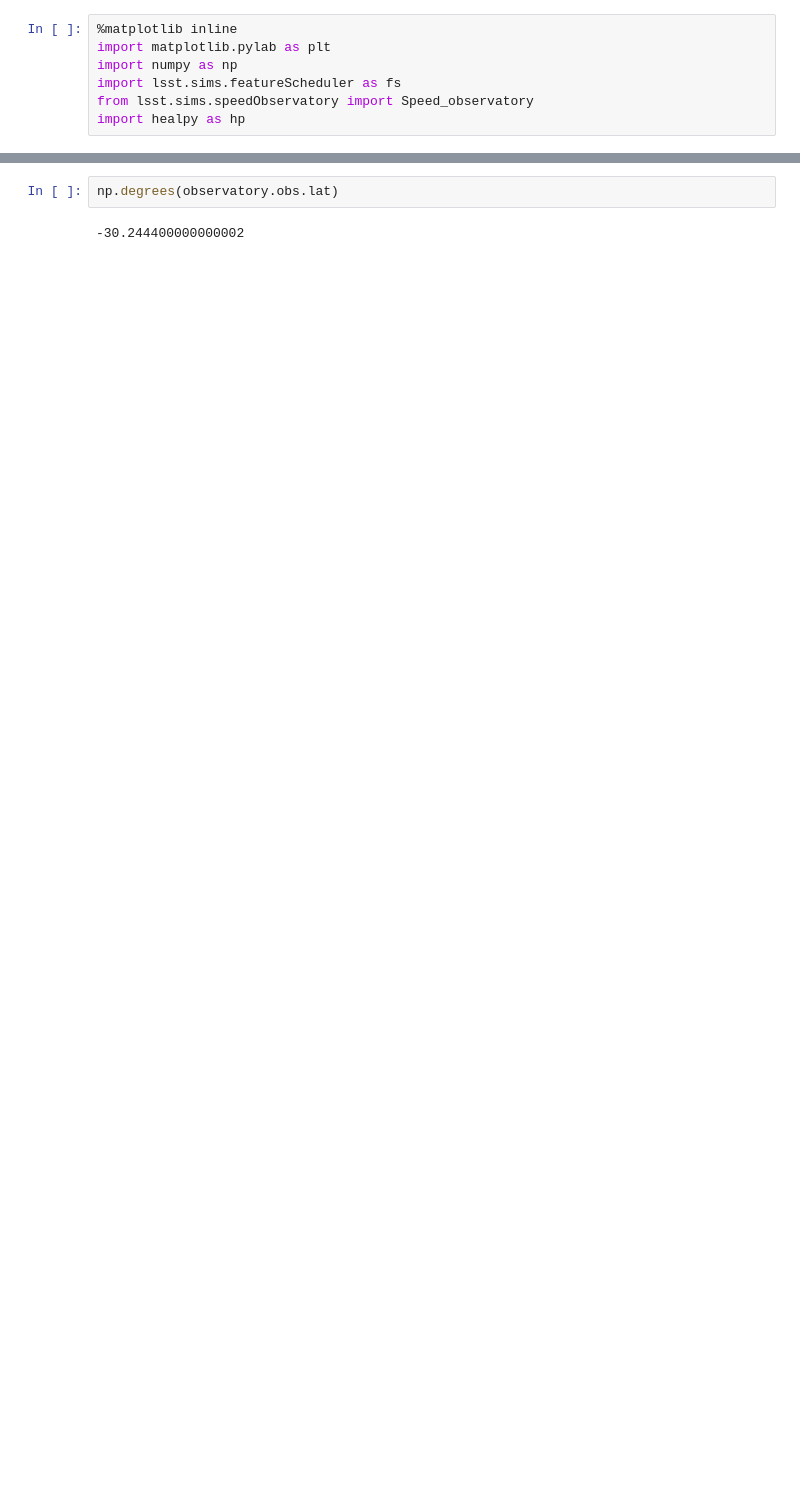
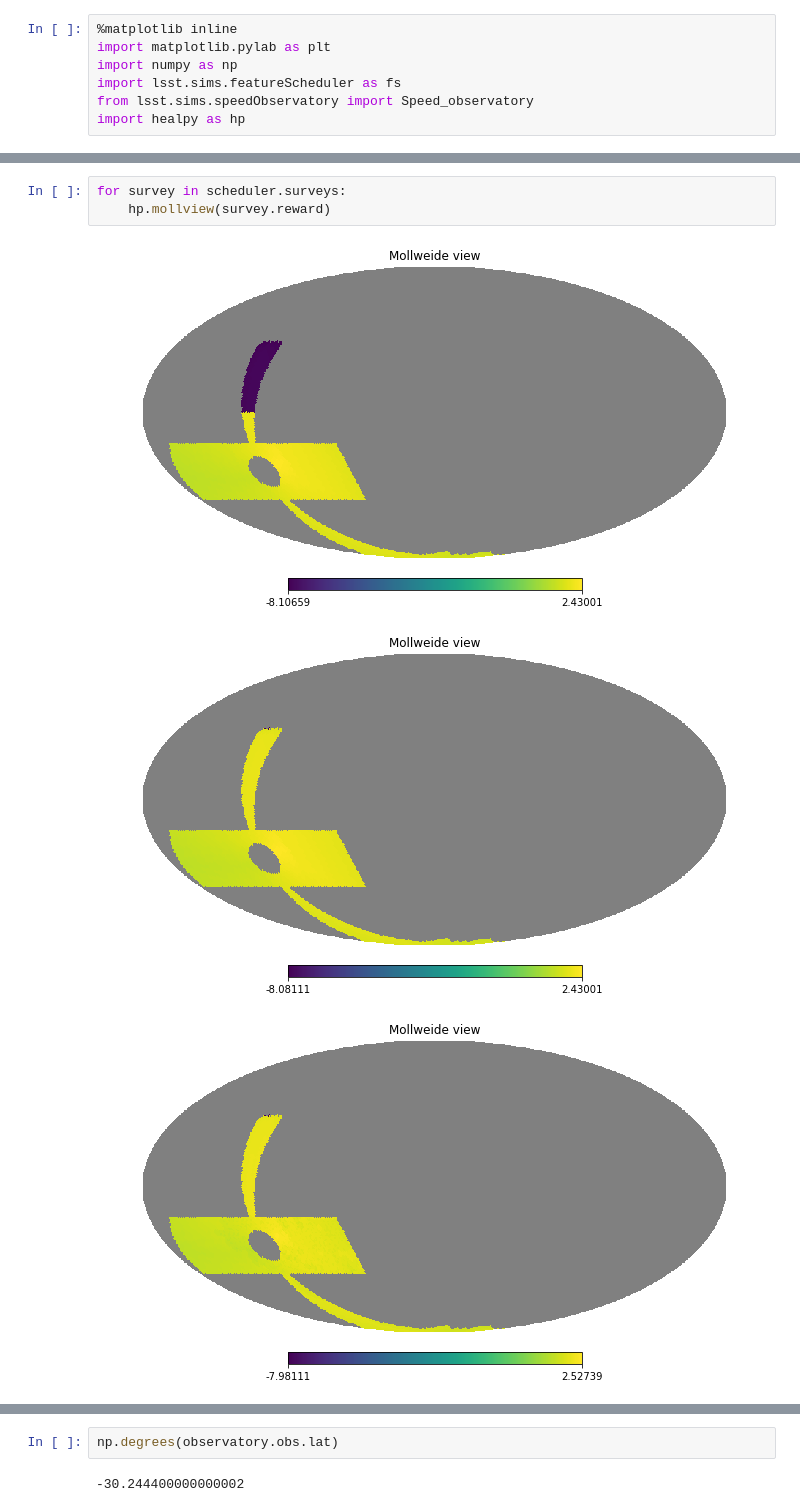
Before and after one commit to lsst-sims/legacy_sims_featureScheduler, a Jupyter notebook: examples/marching_examine.ipynb, the cells around one changed output, grey strips where cells are left out. Cells and saved outputs as stored; diff of their text form; blank space fills up the shorter version.

```diff
--- a/examples/marching_examine.ipynb
+++ b/examples/marching_examine.ipynb
@@ -40,0 +52,7 @@ hp.mollview(scheduler.surveys[0].reward)
+# %%
+for survey in scheduler.surveys:
+    hp.mollview(survey.reward)
+# %% [output]
+[figure, added]
+[figure, added]
+[figure, added]
```
Also changed, not shown: parts of 11 cells of this notebook, 3 other files.
